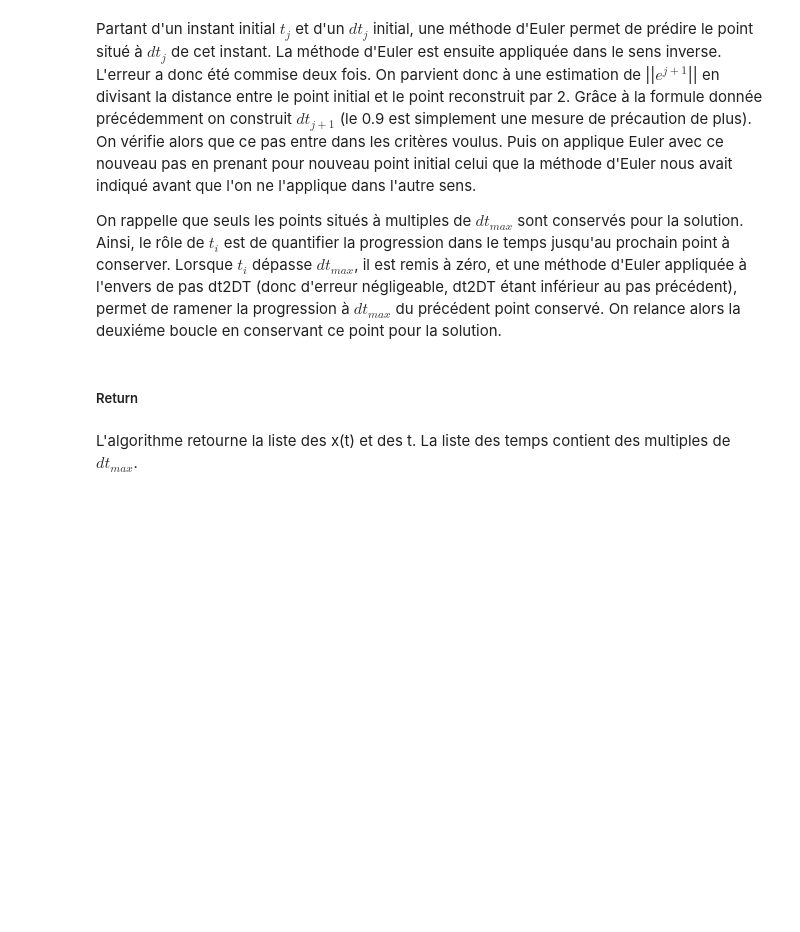
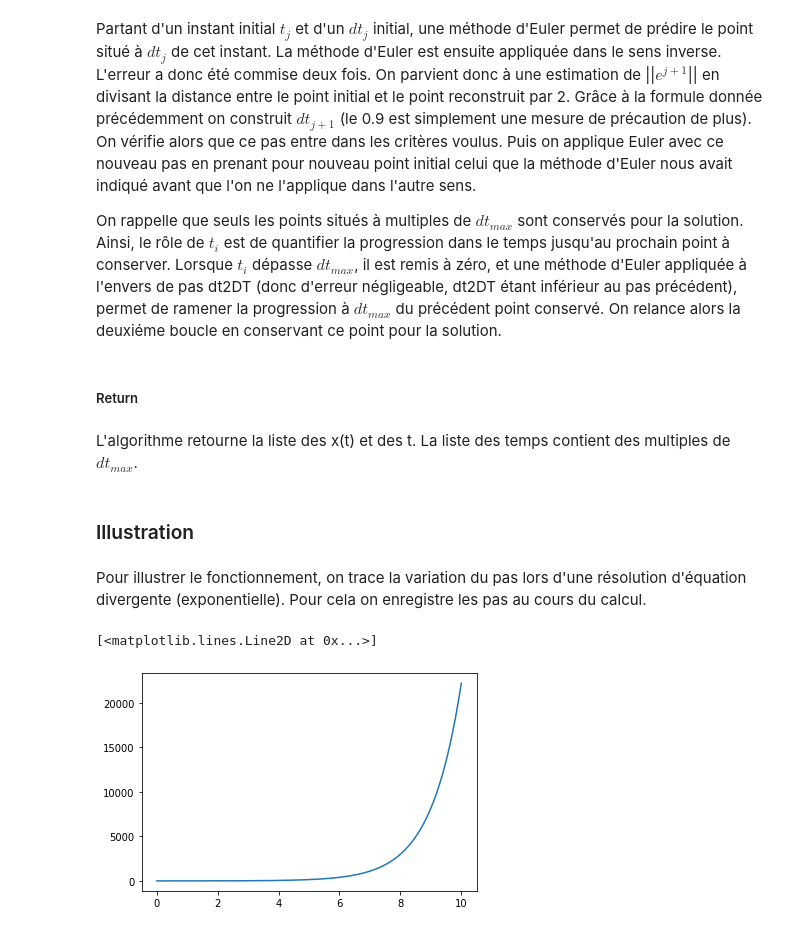
Before and after one commit to BLeCorfec/projet_math_info_equa_diff, a Jupyter notebook: equa_diff_le-corfec_dhalluin.ipynb, the cells around one changed output. Cells and saved outputs as stored; diff of their text form; code cells hidden in the pictures; blank space fills up the shorter version.

Commit message:
illustration de la fonction solve_euler_explicit_variable_step

```diff
--- a/equa_diff_le-corfec_dhalluin.ipynb
+++ b/equa_diff_le-corfec_dhalluin.ipynb
@@ -313,3 +321,47 @@ On rappelle que seuls les points situés à multiples de $dt_{max}$ sont conserv
 ##### Return
 # %% [markdown]
 L'algorithme retourne la liste des x(t) et des t. La liste des temps contient des multiples de $dt_{max}$.
+# %% [markdown]
+### Illustration
+# %% [markdown]
+Pour illustrer le fonctionnement, on trace la variation du pas lors d'une résolution d'équation divergente (exponentielle). Pour cela on enregistre les pas au cours du calcul.
+# %%
+def solve_ivp_euler_explicit_variable_step2(f, t0, x0, t_f, dtmin = 1e-16, dtmax = 0.01, atol = 1e-6):
+    dt = dtmax/10; # initial integration step
+    ts, xs = [t0], [x0]  # storage variables
+    t = t0
+    ti = 0  # internal time keeping track of time since latest storage point : must remain below dtmax
+    x = x0
+    deltat=[dt] #tableau enregistrant les pas
+    while ts[-1] < t_f:
+        while ti < dtmax:
+            t_next, ti_next, x_next = t + dt, ti + dt, x + dt * f(x)
+            x_back = x_next - dt * f(x_next)
+            ratio_abs_error = atol / (np.linalg.norm(x_back-x)/2)
+            dt = 0.9 * dt * math.sqrt(ratio_abs_error)
+            if dt < dtmin:
+                raise ValueError("Time step below minimum")
+            elif dt > dtmax/2:
+                dt = dtmax/2
+            t, ti, x = t_next, ti_next, x_next
+            deltat.append(abs(dt))
+        dt2DT = dtmax - ti # time left to dtmax
+        t_next, ti_next, x_next = t + dt2DT, 0, x + dt2DT * f(x)
+        ts = np.vstack([ts,t_next])
+        xs = np.vstack([xs,x_next])
+        t, ti, x = t_next, ti_next, x_next
+        deltat.append(abs(dt2DT))
+    return (ts, xs.T, deltat)
+# %%
+def f2(x):
+    return x
+
+t0, tf, x0 = 0.0, 10, 1
+
+t, x, deltat = solve_ivp_euler_explicit_variable_step2(f2, t0, x0, tf)
+
+figure()
+plot(t, x.T)
+# %% [output]
+[<matplotlib.lines.Line2D at 0x...>]
+[figure, added]
```
Also changed, not shown: parts of 7 cells of this notebook.
